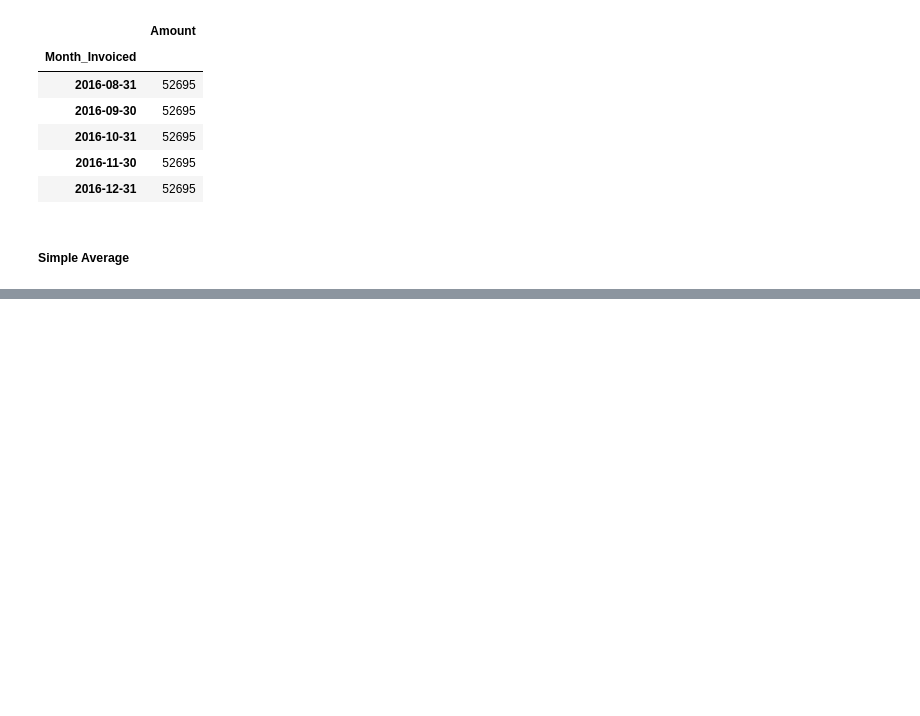
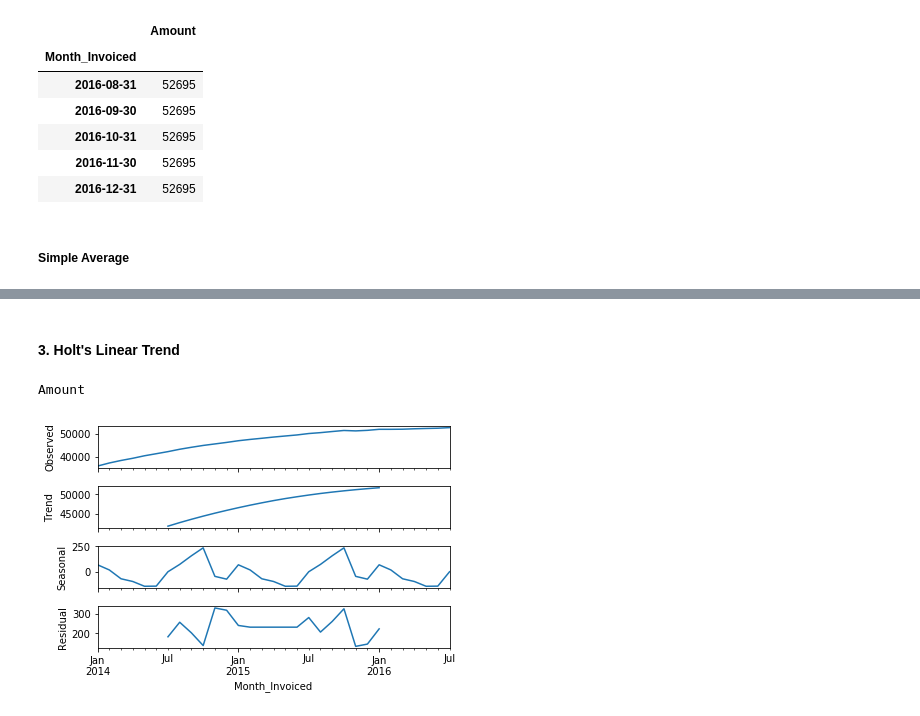
Before and after one commit to Mattsantos541/ds-methodologies-exercises, a Jupyter notebook: time_series/Model lesson 1.ipynb, the cells around one changed output, grey strips where cells are left out. Drawn from its saved outputs; the diff is of its cells as text; code cells hidden in the pictures; blank space fills up the shorter version.

```diff
--- a/time_series/Model lesson 1.ipynb
+++ b/time_series/Model lesson 1.ipynb
@@ -124,0 +229,12 @@ NameError: name 'plot_and_eval' is not defined
+# %% [markdown]
+#### 3. Holt's Linear Trend
+# %%
+import statsmodels.api as sm
+
+for var in target_vars:
+    print(var,'\n')
+    _ = sm.tsa.seasonal_decompose(train[var].resample('M').mean()).plot()
+    plt.show()
+# %% [output]
+Amount
+[figure, added]
```
Also changed, not shown: parts of 14 cells of this notebook, 1 other file.
